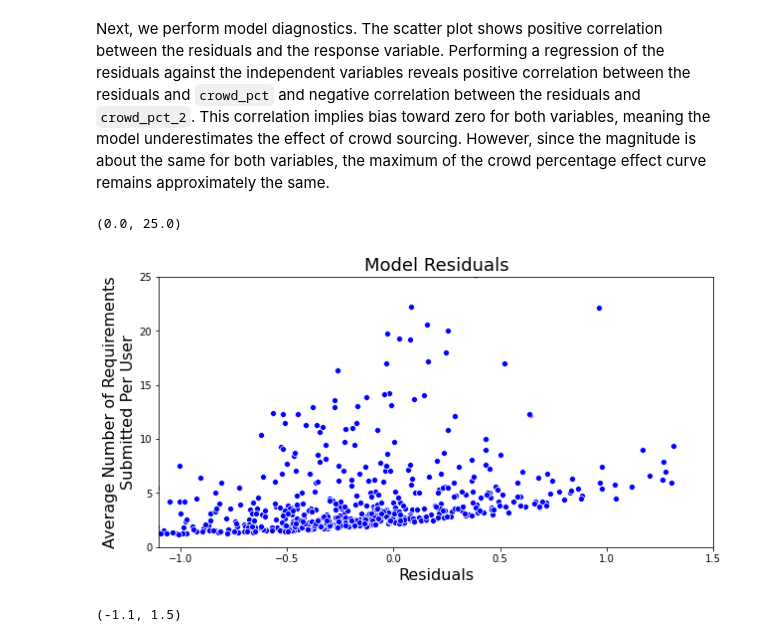
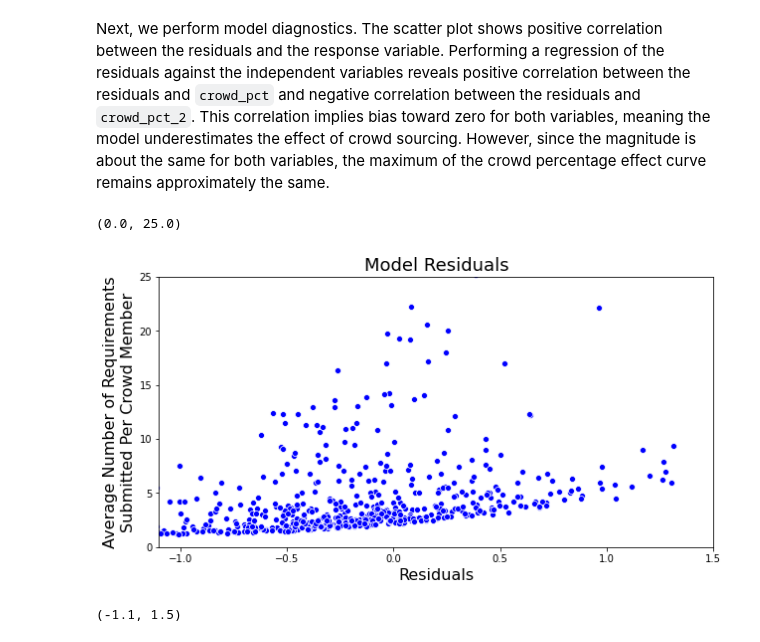
Before and after one commit to MthwRobinson/sh-network-paper, a Jupyter notebook: notebooks/analysis.ipynb, the cells around one changed output. Saved outputs shown, nothing was run; the diff lists cells and outputs as text; code cells hidden in the pictures.

```diff
--- a/notebooks/analysis.ipynb
+++ b/notebooks/analysis.ipynb
@@ -944,14 +948,14 @@ Next, we perform model diagnostics. The scatter plot shows positive correlation
 # %%
 plt.figure(figsize=(10, 5))
 sns.scatterplot(x=res.resid_anscombe_scaled, y=data['issues_per_user'], color='blue')
 plt.title('Model Residuals', fontsize=18)
 plt.xlabel('Residuals', fontsize=16)
-plt.ylabel('Average Number of Requirements\nSubmitted Per User', fontsize=16)
+plt.ylabel('Average Number of Requirements\nSubmitted Per Crowd Member', fontsize=16)
 plt.xlim([-1.1, 1.5])
 plt.ylim([0, 25])
 # %% [output]
 (0.0, 25.0)
-[figure, old version]
+[figure, new version]
 # %%
 plt.figure(figsize=(10, 5))
 sns.distplot(res.resid_anscombe_scaled, kde=False, color='blue', bins=100)
```
Also changed, not shown: parts of 22 cells of this notebook, 1 other file.
